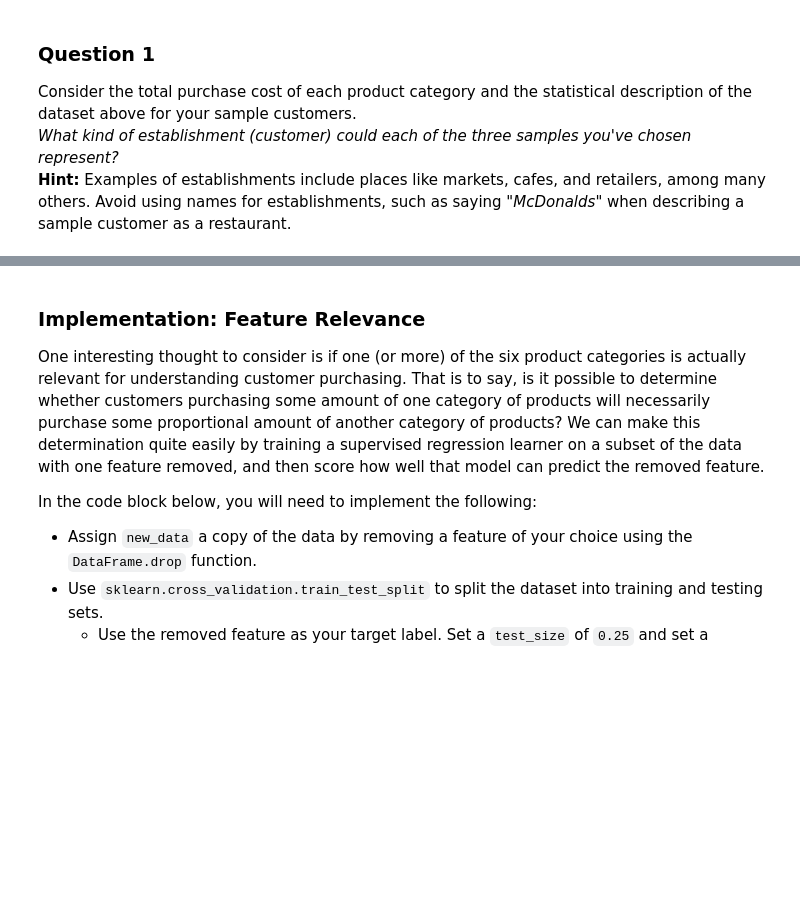
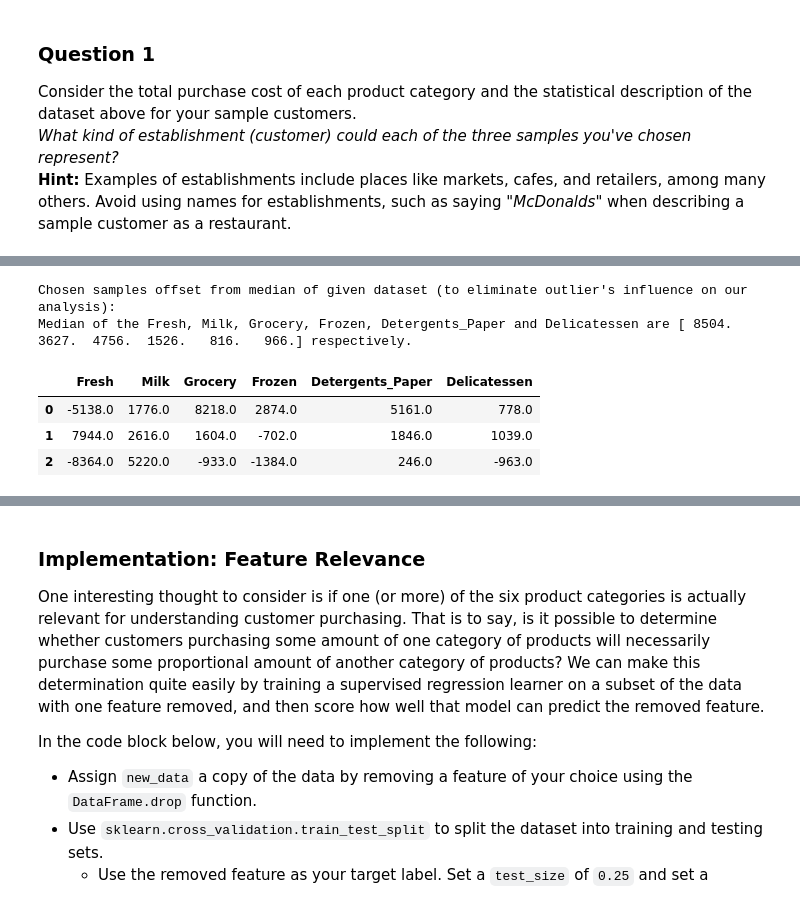
Before and after one commit to TilakD/Udacity_MLND_Unsup_Customer_Segment, a Jupyter notebook: customer_segments.ipynb, the cells around one changed output, grey strips where cells are left out. Saved outputs shown, nothing was run; the diff lists cells and outputs as text; code cells hidden in the pictures; blank space fills up the shorter version.

```diff
--- a/customer_segments.ipynb
+++ b/customer_segments.ipynb
@@ -90,0 +91,19 @@ Consider the total purchase cost of each product category and the statistical de
+# %%
+#print "Chosen samples offset from mean of given dataset:"
+#calculating mean of each column in the given data
+#data_mean = np.around(data.mean().values)
+#print "Mean of the Fresh, Milk, Grocery, Frozen, Detergents_Paper and Delicatessen are {} respectively.".format(data_mean)
+#display(samples - data_mean)
+
+print "Chosen samples offset from median of given dataset (to eliminate outlier's influence on our analysis):"
+#calculating mean of each column in the given data
+data_median = np.around(data.median().values)
+print "Median of the Fresh, Milk, Grocery, Frozen, Detergents_Paper and Delicatessen are {} respectively.".format(data_median)
+display(samples - data_median)
+# %% [output]
+Chosen samples offset from median of given dataset (to eliminate outlier's influence on our analysis):
+Median of the Fresh, Milk, Grocery, Frozen, Detergents_Paper and Delicatessen are [ 8504.  3627.  4756.  1526.   816.   966.] respectively.
+|  | Fresh | Milk | Grocery | Frozen | Detergents_Paper | Delicatessen |
+| 0 | -5138.0 | 1776.0 | 8218.0 | 2874.0 | 5161.0 | 778.0 |
+| 1 | 7944.0 | 2616.0 | 1604.0 | -702.0 | 1846.0 | 1039.0 |
+| 2 | -8364.0 | 5220.0 | -933.0 | -1384.0 | 246.0 | -963.0 |
```
Also changed, not shown: parts of 11 cells of this notebook.
